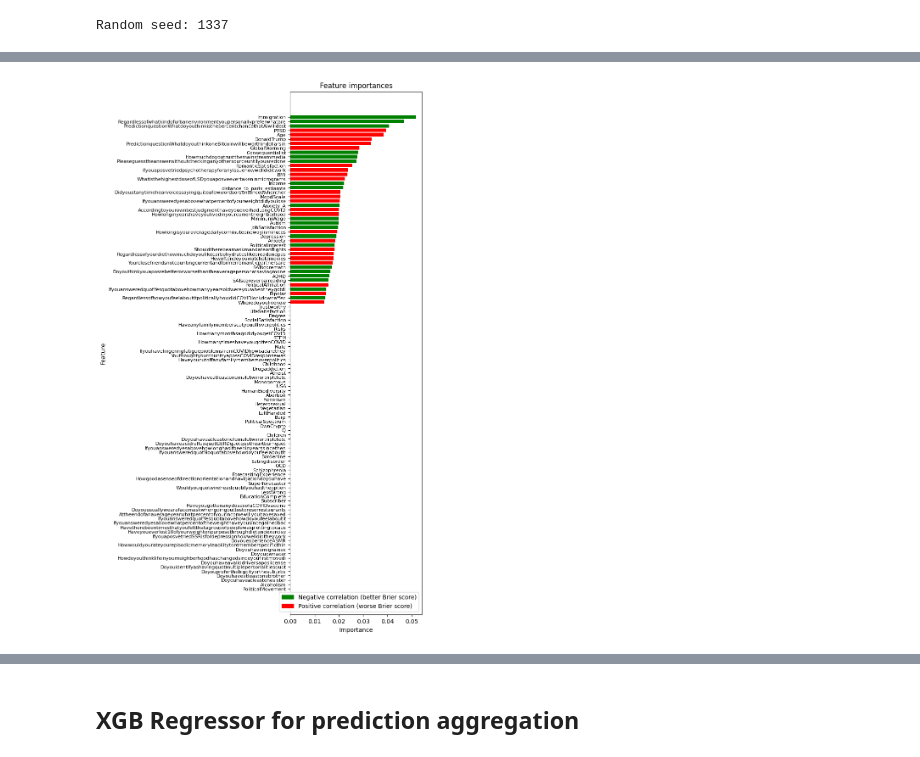
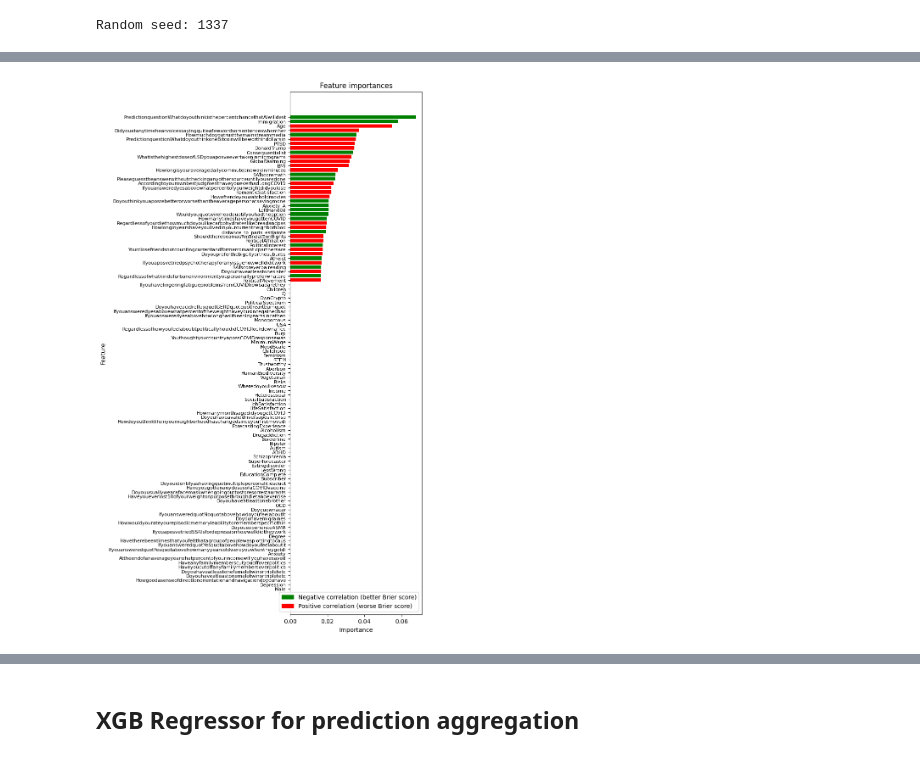
Before and after one commit to jbreffle/acx-prediction-contest, a Jupyter notebook: notebooks/5_post_hoc_xgb.ipynb, the cells around one changed output, grey strips where cells are left out. Drawn from its saved outputs; the diff is of its cells as text; code cells hidden in the pictures.

```diff
--- a/notebooks/5_post_hoc_xgb.ipynb
+++ b/notebooks/5_post_hoc_xgb.ipynb
@@ -87,36 +86,36 @@ Test data
 # %%
 # Feature importance for the XGBoost model
 
 # Get the feature importances
 feature_importances = xgb_model.feature_importances_
-feature_names = X.columns
+feature_names = blind_mode_feature_df.columns
 # Get the correlation of each feature with the brier score
-feature_correlations = X.corrwith(blind_mode_df["brier_score"])
+feature_correlations = blind_mode_feature_df.corrwith(blind_mode_df["brier_score"])
 colors = np.array(["green" if x < 0 else "red" for x in feature_correlations])
 
 fig = plt.figure(figsize=(4, 16))
 ax = fig.add_subplot(111)
 ax.barh(
     feature_names[feature_importances.argsort()],
     feature_importances[feature_importances.argsort()],
     color=colors[feature_importances.argsort()],
 )
 ax.set_title("Feature importances")
 ax.set_xlabel("Importance")
 ax.set_ylabel("Feature")
 plt.yticks(rotation=0)
 # Add color legend
 green_patch = mpatches.Patch(
     color="green", label="Negative correlation (better Brier score)"
 )
 red_patch = mpatches.Patch(
     color="red", label="Positive correlation (worse Brier score)"
 )
 ax.tick_params(axis="y", which="major", labelsize=8)
 plt.legend(handles=[green_patch, red_patch], loc="lower right")
 plt.show()
 # %% [output]
-[figure, old version]
+[figure, new version]
 # %%
 # SHAP
 explainer = shap.Explainer(xgb_model)
```
Also changed, not shown: parts of 11 cells of this notebook, 2 other files.
